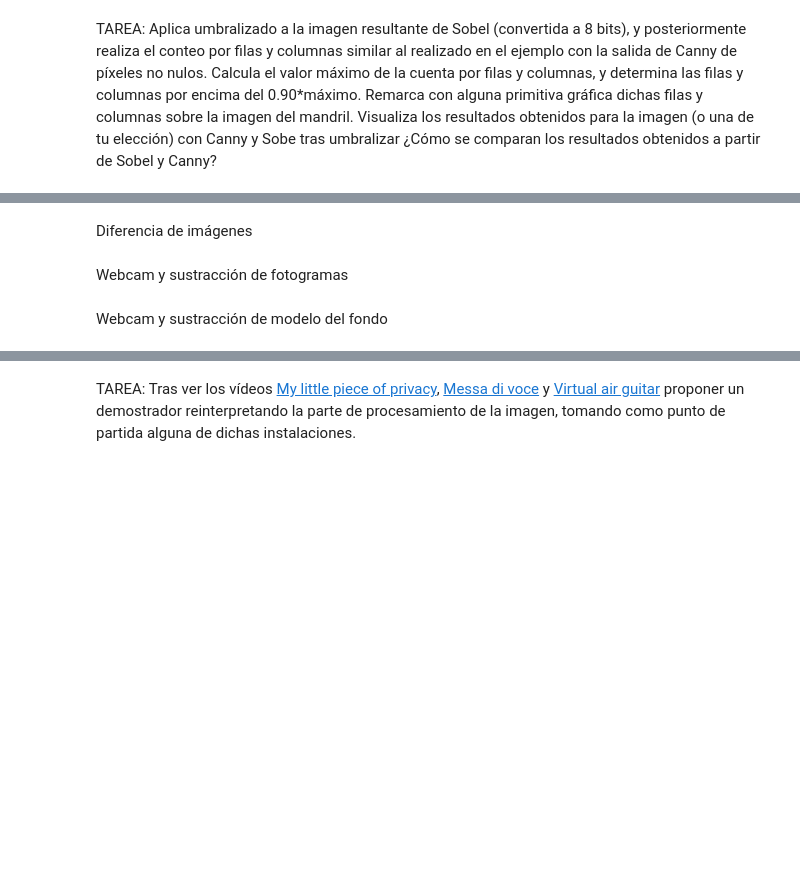
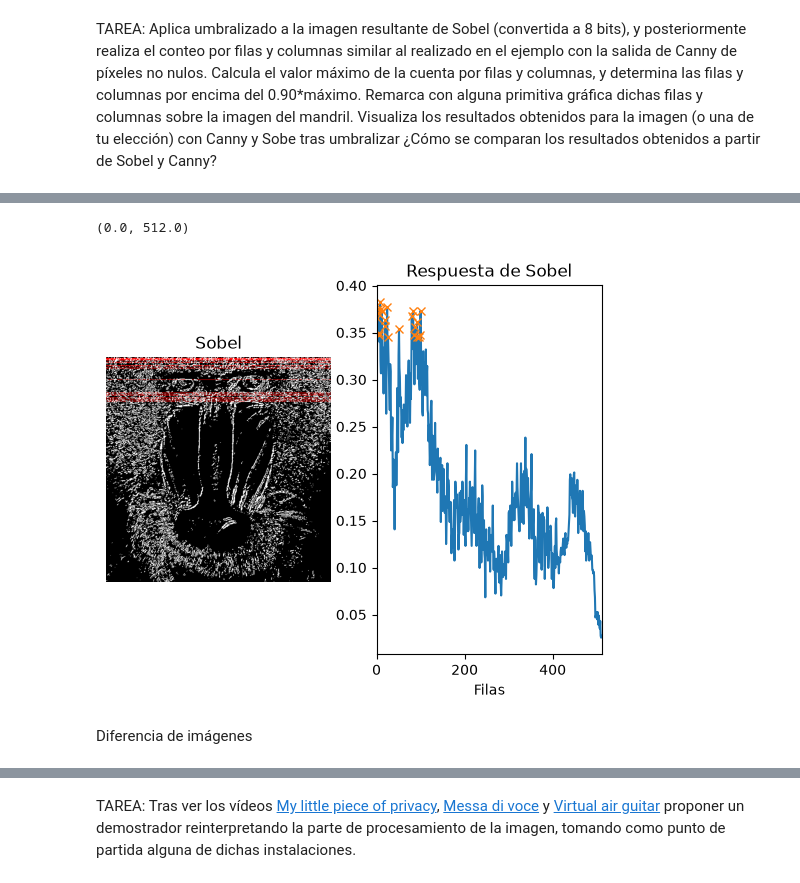
Before and after one commit to tigor7/VC, a Jupyter notebook: P2/VC_P2.ipynb, the cells around one changed output, grey strips where cells are left out. Saved outputs shown, nothing was run; the diff lists cells and outputs as text; code cells hidden in the pictures; blank space fills up the shorter version.

```diff
--- a/P2/VC_P2.ipynb
+++ b/P2/VC_P2.ipynb
@@ -343,2 +127,36 @@ TAREA: Aplica umbralizado a la imagen resultante de Sobel (convertida a 8 bits),
+# %%
+
+threshold = 100
+_, img_after_threshold = cv2.threshold(sobel8np, threshold, 255, cv2.THRESH_BINARY)
+sobel_t = img_after_threshold.transpose((1, 0))
+row_counts = cv2.reduce(sobel_t, 0, cv2.REDUCE_SUM, dtype=cv2.CV_32SC1)
+
+rows = row_counts[0] / (255 * canny.shape[0])
+
+maxfil = max(row_counts[0]) / 255
+filtered_x_rows = [i for i in range(512) if row_counts[0, i] / 255 >= maxfil * 0.9]
+filtered_y_rows = [rows[i] for i in range(512) if row_counts[0, i] / 255 >= maxfil * 0.9]
+sobelcp = np.copy(img_after_threshold)
+rgb_image = cv2.cvtColor(img_after_threshold, cv2.COLOR_GRAY2RGB)
+for i in filtered_x_rows:
+    rgb_image[i, :, 0] = 255
+
+plt.figure()
+plt.subplot(1, 2, 1)
+plt.axis("off")
+plt.title("Sobel")
+plt.imshow(rgb_image)
+
+plt.subplot(1, 2, 2)
+
+plt.title("Respuesta de Sobel")
+plt.xlabel("Filas")
+plt.ylabel("% píxeles")
+plt.plot(rows)
+plt.plot(filtered_x_rows, filtered_y_rows, 'x')
+plt.xlim([0, canny.shape[1]])
+# %% [output]
+(0.0, 512.0)
+[figure, added]
 # %% [markdown]
 Diferencia de imágenes
@@ -365,2 +162,0 @@ plt.show()
-# %% [markdown]
-Webcam y sustracción de fotogramas
@@ -394,2 +162,0 @@ cv2.destroyAllWindows()
-# %% [markdown]
-Webcam y sustracción de modelo del fondo
```
Also changed, not shown: parts of 27 cells of this notebook.
